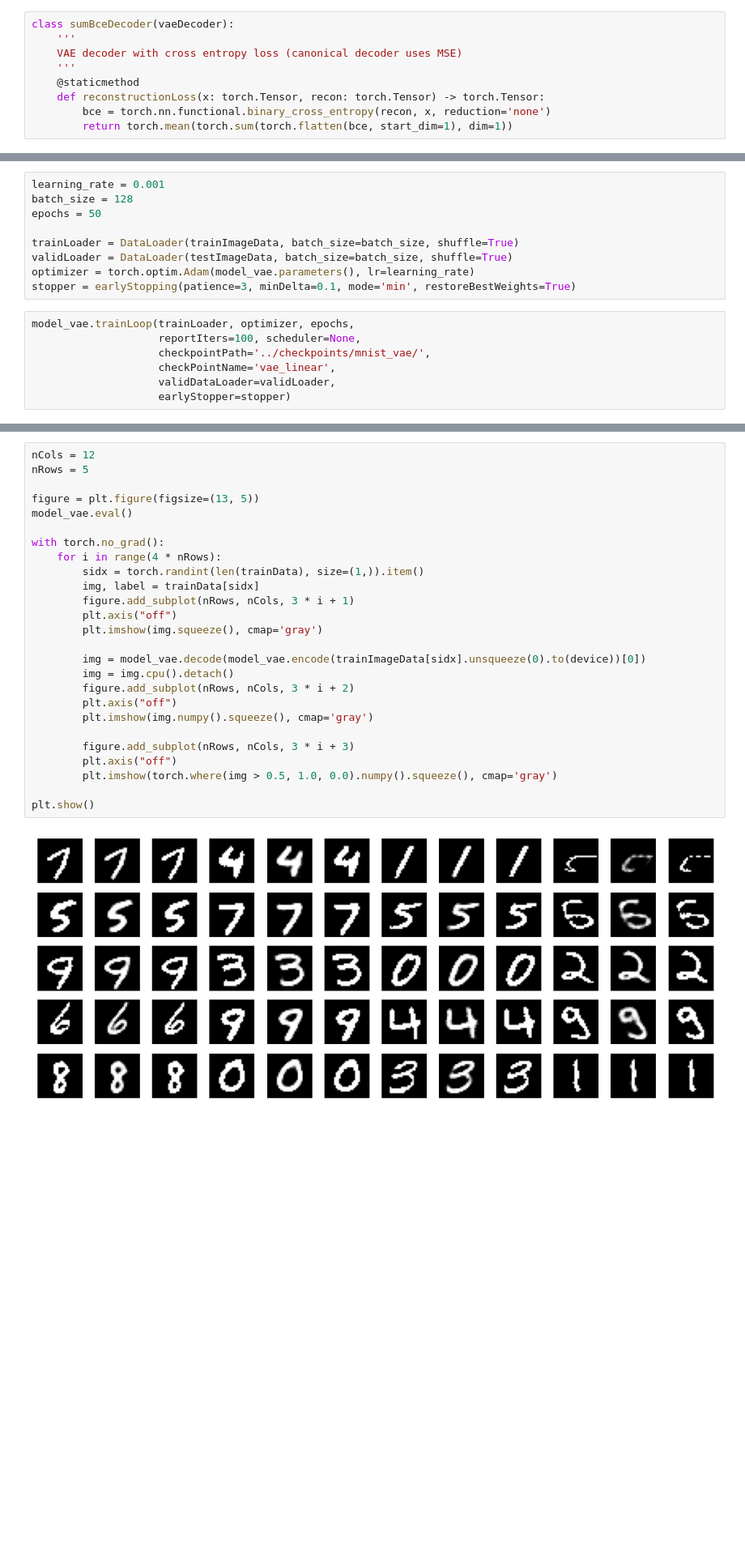
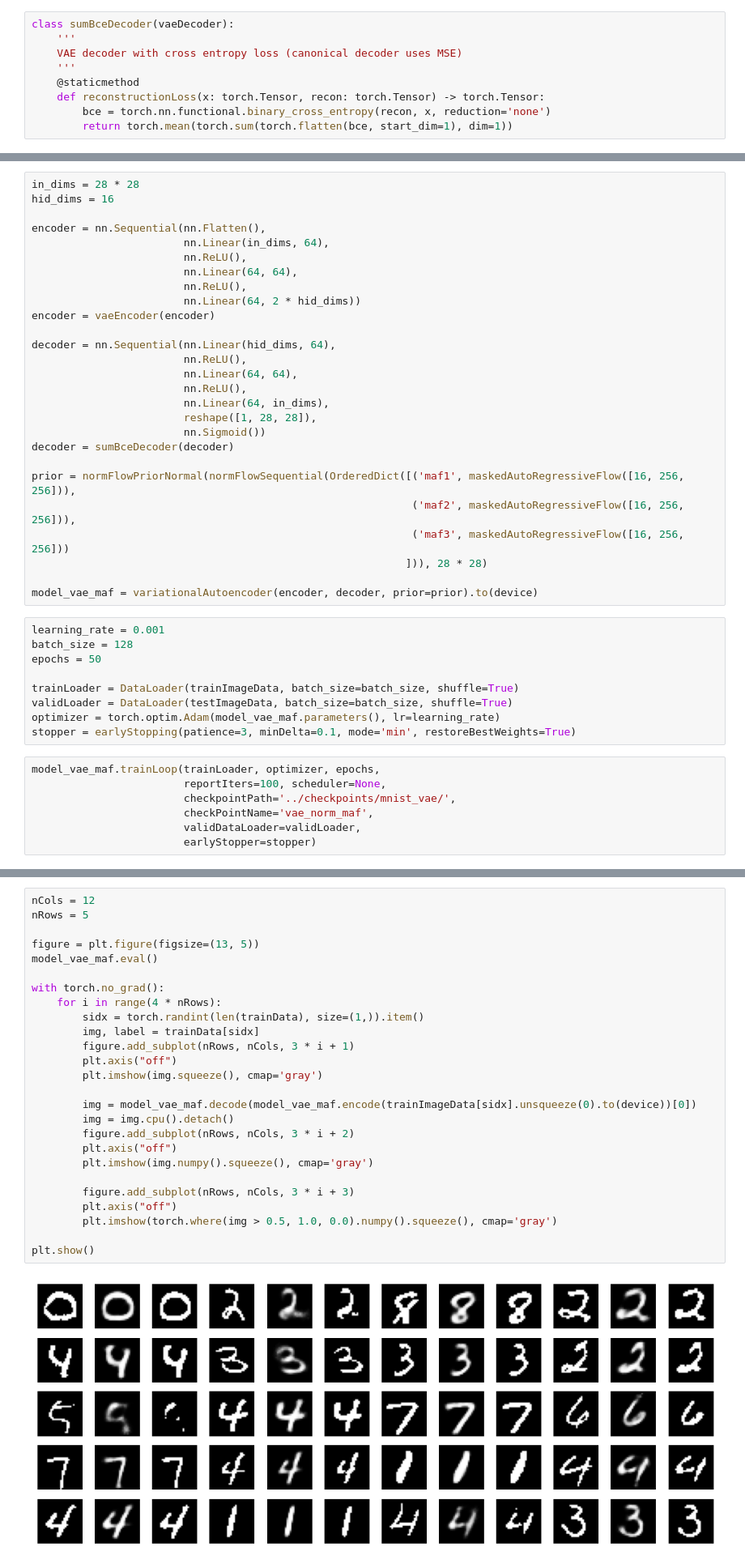
Before and after one commit to raghavsubbarao/svipy, a Jupyter notebook: notebooks/3_normflow.ipynb, the cells around one changed output, grey strips where cells are left out. Shown at 81% size. Saved outputs shown, nothing was run; the diff lists cells and outputs as text; blank space fills up the shorter version.

Commit message:
vae with norm flow notebook

```diff
--- a/notebooks/3_normflow.ipynb
+++ b/notebooks/3_normflow.ipynb
@@ -154,3 +135,30 @@ model_vae = variationalAutoencoder(encoder, decoder).to(device)
+# %%
+in_dims = 28 * 28
+hid_dims = 16
+
+encoder = nn.Sequential(nn.Flatten(),
+                        nn.Linear(in_dims, 64),
+                        nn.ReLU(),
+                        nn.Linear(64, 64),
+                        nn.ReLU(),
+                        nn.Linear(64, 2 * hid_dims))
+encoder = vaeEncoder(encoder)
+
+decoder = nn.Sequential(nn.Linear(hid_dims, 64),
+                        nn.ReLU(),
+                        nn.Linear(64, 64),
+                        nn.ReLU(),
+                        nn.Linear(64, in_dims),
+                        reshape([1, 28, 28]),
+                        nn.Sigmoid())
+decoder = sumBceDecoder(decoder)
+
+prior = normFlowPriorNormal(normFlowSequential(OrderedDict([('maf1', maskedAutoRegressiveFlow([16, 256, 256])),
+                                                            ('maf2', maskedAutoRegressiveFlow([16, 256, 256])),
+                                                            ('maf3', maskedAutoRegressiveFlow([16, 256, 256]))
+                                                           ])), 28 * 28)
+
+model_vae_maf = variationalAutoencoder(encoder, decoder, prior=prior).to(device)
 # %%
 learning_rate = 0.001
 batch_size = 128
@@ -158,15 +166,15 @@ epochs = 50
 
 trainLoader = DataLoader(trainImageData, batch_size=batch_size, shuffle=True)
 validLoader = DataLoader(testImageData, batch_size=batch_size, shuffle=True)
-optimizer = torch.optim.Adam(model_vae.parameters(), lr=learning_rate)
+optimizer = torch.optim.Adam(model_vae_maf.parameters(), lr=learning_rate)
 stopper = earlyStopping(patience=3, minDelta=0.1, mode='min', restoreBestWeights=True)
 # %%
-model_vae.trainLoop(trainLoader, optimizer, epochs,
-                    reportIters=100, scheduler=None,
-                    checkpointPath='../checkpoints/mnist_vae/',
-                    checkPointName='vae_linear',
-                    validDataLoader=validLoader,
-                    earlyStopper=stopper)
+model_vae_maf.trainLoop(trainLoader, optimizer, epochs,
+                        reportIters=100, scheduler=None,
+                        checkpointPath='../checkpoints/mnist_vae/',
+                        checkPointName='vae_norm_maf',
+                        validDataLoader=validLoader,
+                        earlyStopper=stopper)
 # %% [output]
 Epoch 1
 -------------------------------
@@ -188,29 +196,29 @@ Early stopping: no improvement in 3 epochs (best=46.231361 @ epoch 17)
 # %%
 nCols = 12
 nRows = 5
 
 figure = plt.figure(figsize=(13, 5))
-model_vae.eval()
+model_vae_maf.eval()
 
 with torch.no_grad():
     for i in range(4 * nRows):
         sidx = torch.randint(len(trainData), size=(1,)).item()
         img, label = trainData[sidx]
         figure.add_subplot(nRows, nCols, 3 * i + 1)
         plt.axis("off")
         plt.imshow(img.squeeze(), cmap='gray')
 
-        img = model_vae.decode(model_vae.encode(trainImageData[sidx].unsqueeze(0).to(device))[0])
+        img = model_vae_maf.decode(model_vae_maf.encode(trainImageData[sidx].unsqueeze(0).to(device))[0])
         img = img.cpu().detach()
         figure.add_subplot(nRows, nCols, 3 * i + 2)
         plt.axis("off")
         plt.imshow(img.numpy().squeeze(), cmap='gray')
 
         figure.add_subplot(nRows, nCols, 3 * i + 3)
         plt.axis("off")
         plt.imshow(torch.where(img > 0.5, 1.0, 0.0).numpy().squeeze(), cmap='gray')
 
 plt.show()
 # %% [output]
-[figure, old version]
+[figure, new version]
 # %%
```
Also changed, not shown: parts of 16 cells of this notebook.
